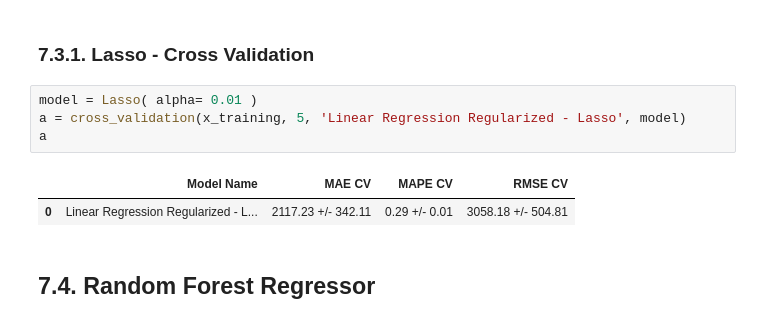
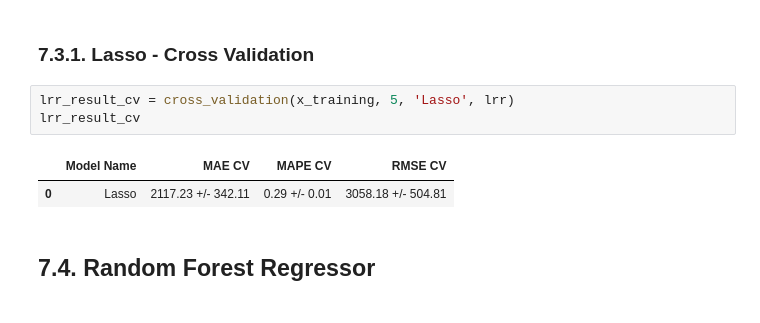
Before and after one commit to paulawehdorn/rossmann_store_sales_prediction, a Jupyter notebook: notebooks/rossmann_stores_sales_prediction.ipynb, the cells around one changed output. Cells and saved outputs as stored; diff of their text form.

Commit message:
inclsão do modelo final

```diff
--- a/notebooks/rossmann_stores_sales_prediction.ipynb
+++ b/notebooks/rossmann_stores_sales_prediction.ipynb
@@ -1353,12 +1356,11 @@ lrr_result
 # %% [markdown]
 ### 7.3.1. Lasso - Cross Validation
 # %%
-model = Lasso( alpha= 0.01 )
-a = cross_validation(x_training, 5, 'Linear Regression Regularized - Lasso', model)
-a
+lrr_result_cv = cross_validation(x_training, 5, 'Lasso', lrr)
+lrr_result_cv
 # %% [output]
 |  | Model Name | MAE CV | MAPE CV | RMSE CV |
-| 0 | Linear Regression Regularized - L... | 2117.23 +/- 342.11 | 0.29 +/- 0.01 | 3058.18 +/- 504.81 |
+| 0 | Lasso | 2117.23 +/- 342.11 | 0.29 +/- 0.01 | 3058.18 +/- 504.81 |
 # %% [markdown]
 ## 7.4. Random Forest Regressor
 # %%
```
Also changed, not shown: parts of 34 cells of this notebook, 1 other file.
